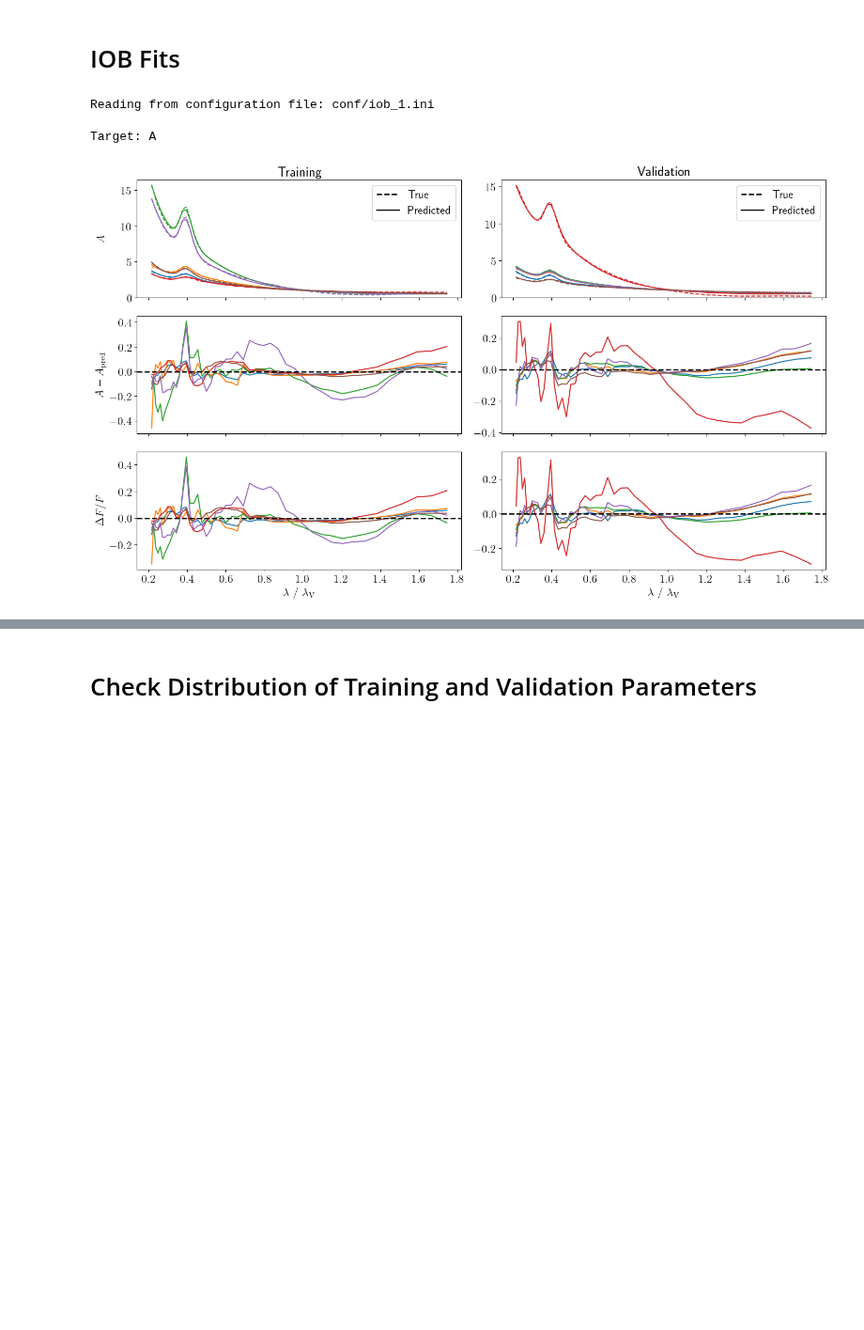
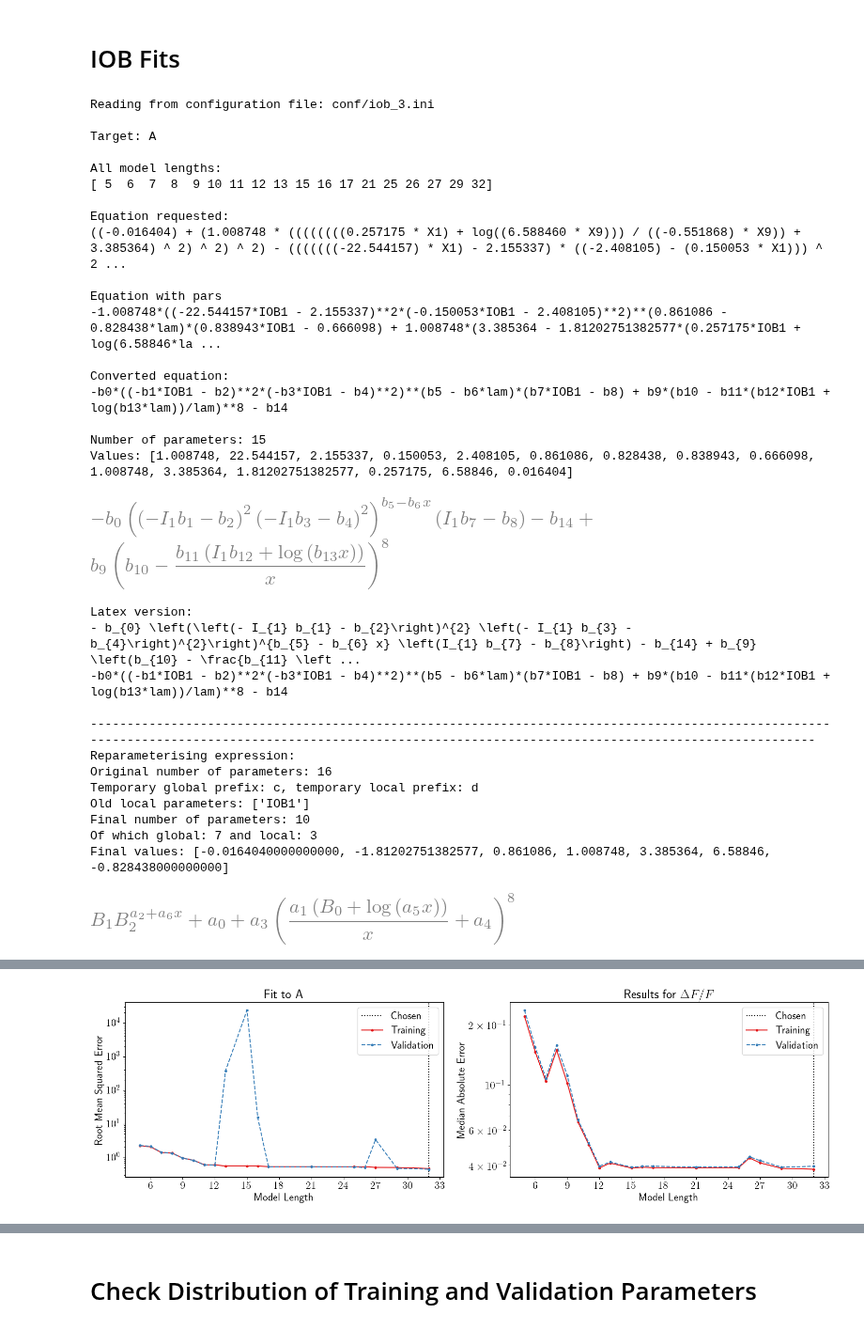
Before and after one commit to maho3/iob-attenuation, a Jupyter notebook: symbolic_regression/Results.ipynb, the cells around one changed output, grey strips where cells are left out. Shown at 94% size. Cells and saved outputs as stored; diff of their text form; code cells hidden in the pictures; blank space fills up the shorter version.

```diff
--- a/symbolic_regression/Results.ipynb
+++ b/symbolic_regression/Results.ipynb
@@ -9,13 +9,43 @@ import numpy as np
 # %% [markdown]
 # IOB Fits
 # %%
-ini_file = 'conf/iob_1.ini'; ilen = None
-ilen = 72
-# processing_fun.plot_pareto(ini_file, ilen=ilen)
-# processing_fun.prediction_plots(ini_file, ilen=ilen);
+ini_file = 'conf/iob_1.ini'; ilen = 72
+ini_file = 'conf/iob_2.ini'; ilen = 51
+ini_file = 'conf/iob_3.ini'
+ilen = None
+processing_fun.plot_pareto(ini_file, ilen=ilen)
+processing_fun.prediction_plots(ini_file, ilen=ilen);
 processing_fun.plot_example(ini_file, ilen=ilen, nexamples=6);
 # %% [output]
-Reading from configuration file: conf/iob_1.ini
+Reading from configuration file: conf/iob_3.ini
 
 Target: A
+
+All model lengths:
+[ 5  6  7  8  9 10 11 12 13 15 16 17 21 25 26 27 29 32]
+
+Equation requested:
+((-0.016404) + (1.008748 * ((((((((0.257175 * X1) + log((6.588460 * X9))) / ((-0.551868) * X9)) + 3.385364) ^ 2) ^ 2) ^ 2) - (((((((-22.544157) * X1) - 2.155337) * ((-2.408105) - (0.150053 * X1))) ^ 2 ...
+
+Equation with pars
+-1.008748*((-22.544157*IOB1 - 2.155337)**2*(-0.150053*IOB1 - 2.408105)**2)**(0.861086 - 0.828438*lam)*(0.838943*IOB1 - 0.666098) + 1.008748*(3.385364 - 1.81202751382577*(0.257175*IOB1 + log(6.58846*la ...
+
+Converted equation:
+-b0*((-b1*IOB1 - b2)**2*(-b3*IOB1 - b4)**2)**(b5 - b6*lam)*(b7*IOB1 - b8) + b9*(b10 - b11*(b12*IOB1 + log(b13*lam))/lam)**8 - b14
+
+Number of parameters: 15
+Values: [1.008748, 22.544157, 2.155337, 0.150053, 2.408105, 0.861086, 0.828438, 0.838943, 0.666098, 1.008748, 3.385364, 1.81202751382577, 0.257175, 6.58846, 0.016404]
-[figure, old version]
+[figure, new version]
+Latex version:
+- b_{0} \left(\left(- I_{1} b_{1} - b_{2}\right)^{2} \left(- I_{1} b_{3} - b_{4}\right)^{2}\right)^{b_{5} - b_{6} x} \left(I_{1} b_{7} - b_{8}\right) - b_{14} + b_{9} \left(b_{10} - \frac{b_{11} \left ...
+-b0*((-b1*IOB1 - b2)**2*(-b3*IOB1 - b4)**2)**(b5 - b6*lam)*(b7*IOB1 - b8) + b9*(b10 - b11*(b12*IOB1 + log(b13*lam))/lam)**8 - b14
+
+--------------------------------------------------------------------------------------------------------------------------------------------------------------------------------------------------------
+Reparameterising expression:
+Original number of parameters: 16
+Temporary global prefix: c, temporary local prefix: d
+Old local parameters: ['IOB1']
+Final number of parameters: 10
+Of which global: 7 and local: 3
+Final values: [-0.0164040000000000, -1.81202751382577, 0.861086, 1.008748, 3.385364, 6.58846, -0.828438000000000]
+[figure, added]
@@ -21,0 +69 @@ Target: A
+[figure, added]
```
Also changed, not shown: parts of 1 cell of this notebook, 9 other files.
